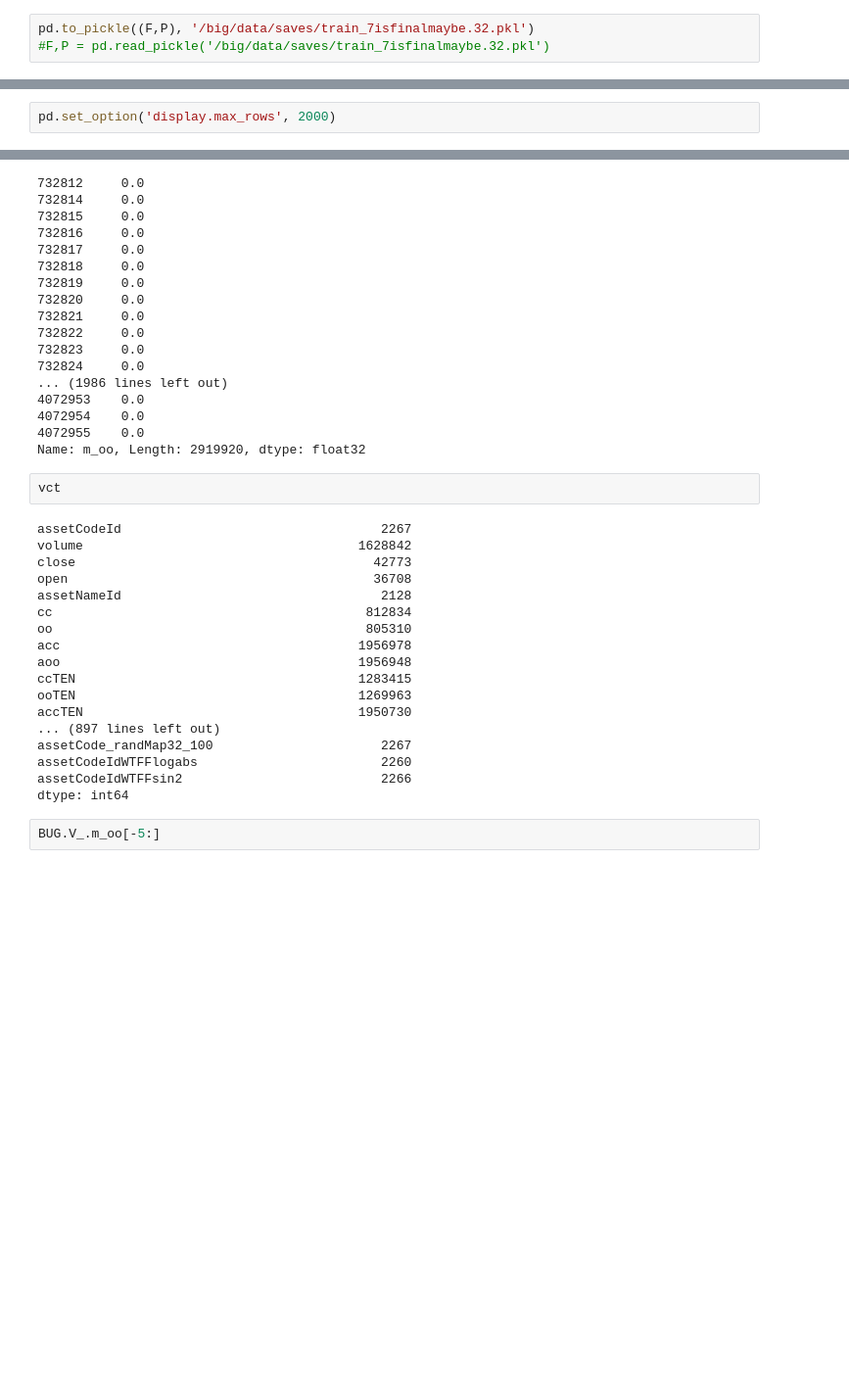
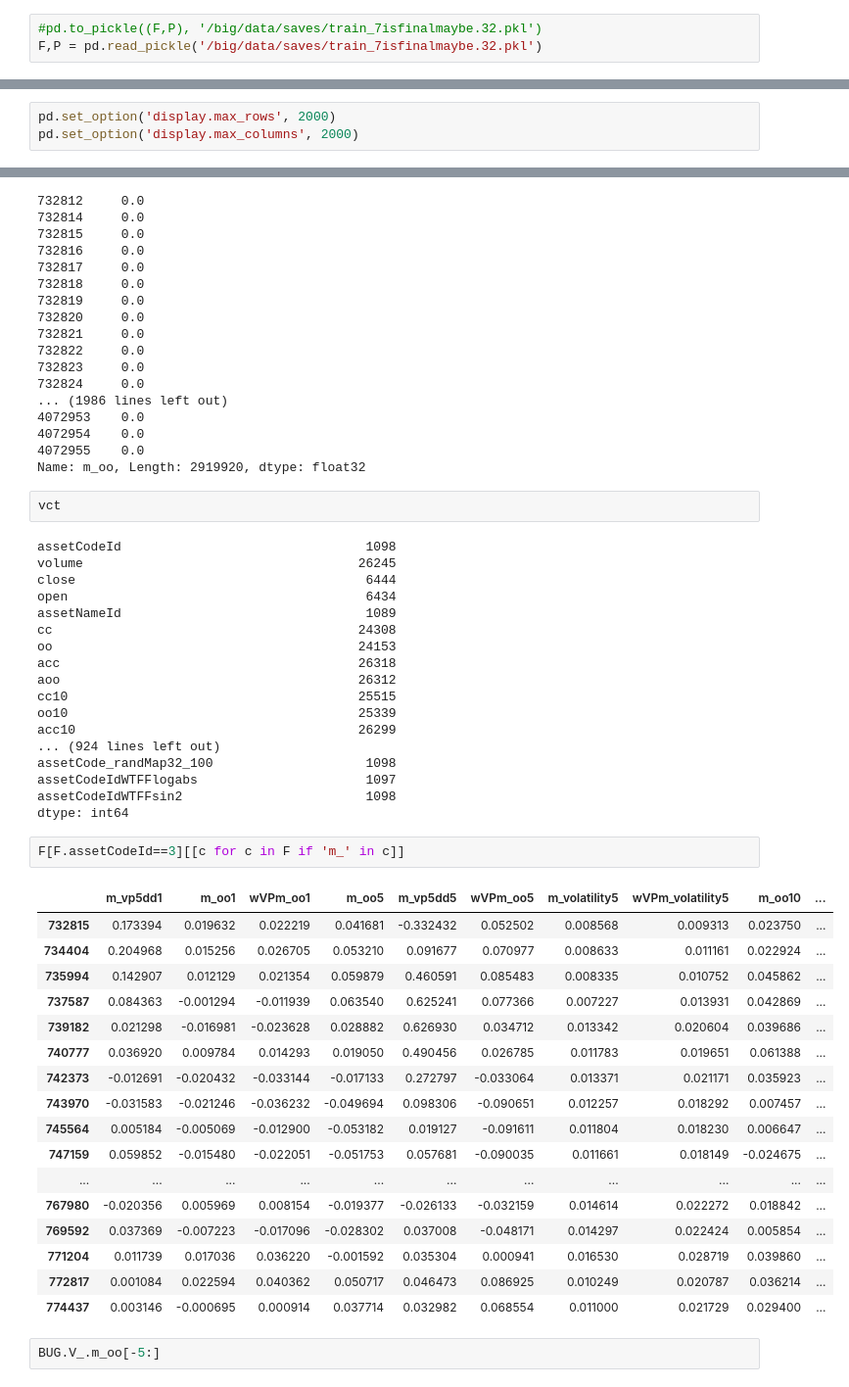
Before and after one commit to yumichael/two-sigma-financial-news, a Jupyter notebook: work/init-kaggle.ipynb, the cells around one changed output, grey strips where cells are left out. Shown: that part at 98% size. Cells and saved outputs as stored; diff of their text form; blank space fills up the shorter version.

```diff
--- a/work/init-kaggle.ipynb
+++ b/work/init-kaggle.ipynb
@@ -1181,8 +1176,8 @@ P['weight1'] = P.weight*P.universe
 # %% [markdown]
 #### _~ ~ ~ ~ ~ saving/loading for local testing_
 # %%
-pd.to_pickle((F,P), '/big/data/saves/train_7isfinalmaybe.32.pkl')
-#F,P = pd.read_pickle('/big/data/saves/train_7isfinalmaybe.32.pkl')
+#pd.to_pickle((F,P), '/big/data/saves/train_7isfinalmaybe.32.pkl')
+F,P = pd.read_pickle('/big/data/saves/train_7isfinalmaybe.32.pkl')
 # %%
 #pd.to_pickle((F,P), '/big/data/saves/train_4Newnewfault64xx.pkl')
 #F,P = pd.read_pickle('/big/data/saves/train_4Newnewfault64xx.pkl')
@@ -1477,6 +1511,7 @@ from common import *
 json.dump(list(F.columns), open('feats.json', 'w'))
 # %%
 pd.set_option('display.max_rows', 2000)
+pd.set_option('display.max_columns', 2000)
 # %% [markdown]
 #### need to make sure feature generation is bug-free
 # %%
@@ -1507,23 +1542,43 @@ Name: m_oo, Length: 2919920, dtype: float32
 # %%
 vct
 # %% [output]
-assetCodeId                                  2267
-volume                                    1628842
-close                                       42773
-open                                        36708
-assetNameId                                  2128
-cc                                         812834
-oo                                         805310
-acc                                       1956978
-aoo                                       1956948
-ccTEN                                     1283415
-ooTEN                                     1269963
-accTEN                                    1950730
-... (897 lines left out)
-assetCode_randMap32_100                      2267
-assetCodeIdWTFFlogabs                        2260
-assetCodeIdWTFFsin2                          2266
+assetCodeId                                1098
+volume                                    26245
+close                                      6444
+open                                       6434
+assetNameId                                1089
+cc                                        24308
+oo                                        24153
+acc                                       26318
+aoo                                       26312
+cc10                                      25515
+oo10                                      25339
+acc10                                     26299
+... (924 lines left out)
+assetCode_randMap32_100                    1098
+assetCodeIdWTFFlogabs                      1097
+assetCodeIdWTFFsin2                        1098
 dtype: int64
+# %%
+F[F.assetCodeId==3][[c for c in F if 'm_' in c]]
+# %% [output]
+|  | m_vp5dd1 | m_oo1 | wVPm_oo1 | m_oo5 | m_vp5dd5 | wVPm_oo5 | m_volatility5 | wVPm_volatility5 | m_oo10 | ... |
+| 732815 | 0.173394 | 0.019632 | 0.022219 | 0.041681 | -0.332432 | 0.052502 | 0.008568 | 0.009313 | 0.023750 | ... |
+| 734404 | 0.204968 | 0.015256 | 0.026705 | 0.053210 | 0.091677 | 0.070977 | 0.008633 | 0.011161 | 0.022924 | ... |
+| 735994 | 0.142907 | 0.012129 | 0.021354 | 0.059879 | 0.460591 | 0.085483 | 0.008335 | 0.010752 | 0.045862 | ... |
+| 737587 | 0.084363 | -0.001294 | -0.011939 | 0.063540 | 0.625241 | 0.077366 | 0.007227 | 0.013931 | 0.042869 | ... |
+| 739182 | 0.021298 | -0.016981 | -0.023628 | 0.028882 | 0.626930 | 0.034712 | 0.013342 | 0.020604 | 0.039686 | ... |
+| 740777 | 0.036920 | 0.009784 | 0.014293 | 0.019050 | 0.490456 | 0.026785 | 0.011783 | 0.019651 | 0.061388 | ... |
+| 742373 | -0.012691 | -0.020432 | -0.033144 | -0.017133 | 0.272797 | -0.033064 | 0.013371 | 0.021171 | 0.035923 | ... |
+| 743970 | -0.031583 | -0.021246 | -0.036232 | -0.049694 | 0.098306 | -0.090651 | 0.012257 | 0.018292 | 0.007457 | ... |
+| 745564 | 0.005184 | -0.005069 | -0.012900 | -0.053182 | 0.019127 | -0.091611 | 0.011804 | 0.018230 | 0.006647 | ... |
+| 747159 | 0.059852 | -0.015480 | -0.022051 | -0.051753 | 0.057681 | -0.090035 | 0.011661 | 0.018149 | -0.024675 | ... |
+| ... | ... | ... | ... | ... | ... | ... | ... | ... | ... | ... |
+| 767980 | -0.020356 | 0.005969 | 0.008154 | -0.019377 | -0.026133 | -0.032159 | 0.014614 | 0.022272 | 0.018842 | ... |
+| 769592 | 0.037369 | -0.007223 | -0.017096 | -0.028302 | 0.037008 | -0.048171 | 0.014297 | 0.022424 | 0.005854 | ... |
+| 771204 | 0.011739 | 0.017036 | 0.036220 | -0.001592 | 0.035304 | 0.000941 | 0.016530 | 0.028719 | 0.039860 | ... |
+| 772817 | 0.001084 | 0.022594 | 0.040362 | 0.050717 | 0.046473 | 0.086925 | 0.010249 | 0.020787 | 0.036214 | ... |
+| 774437 | 0.003146 | -0.000695 | 0.000914 | 0.037714 | 0.032982 | 0.068554 | 0.011000 | 0.021729 | 0.029400 | ... |
 # %%
 BUG.V_.m_oo[-5:]
 # %% [output]
```
Also changed, not shown: parts of 10 cells of this notebook, 2 other files.
